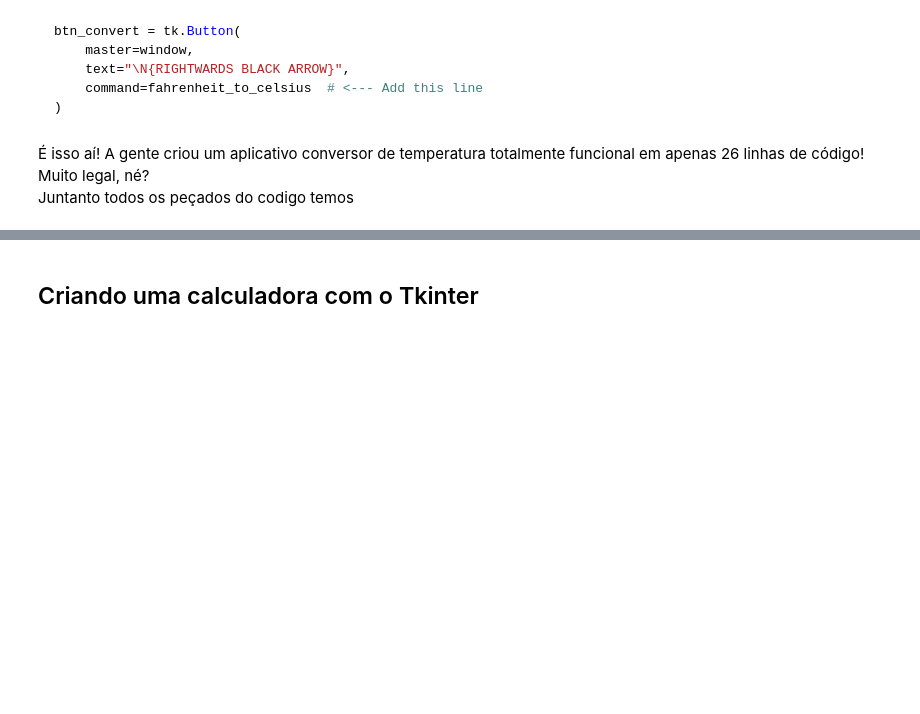
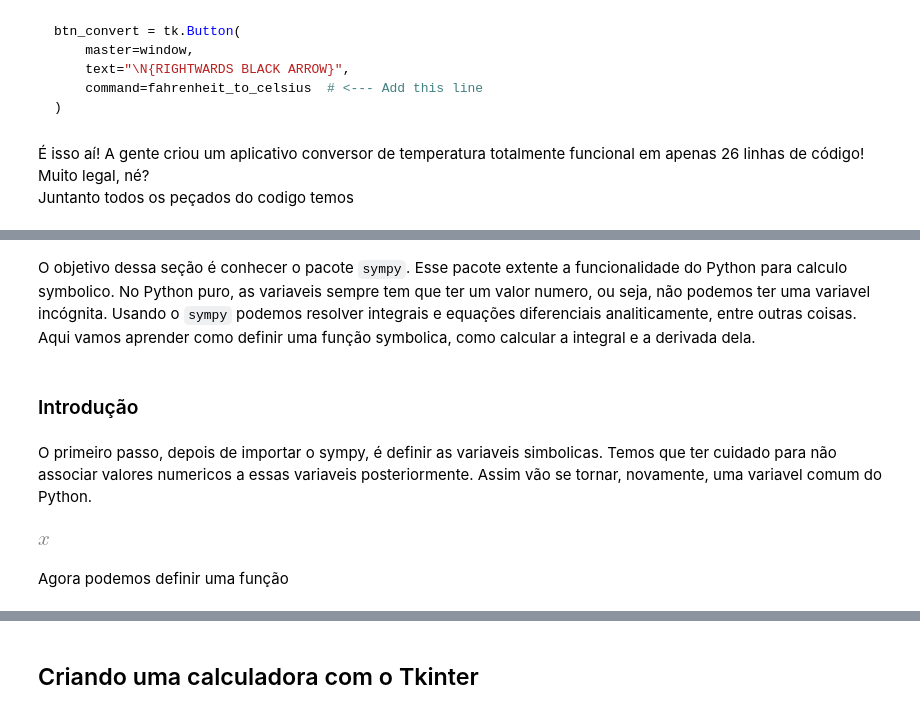
Before and after one commit to vnikoofard/Python_pratico, a Jupyter notebook: python_pratico.ipynb, the cells around one changed output, grey strips where cells are left out. Cells and saved outputs as stored; diff of their text form; code cells hidden in the pictures; blank space fills up the shorter version.

```diff
--- a/python_pratico.ipynb
+++ b/python_pratico.ipynb
@@ -740,0 +798,6 @@ window.mainloop()
+# %% [markdown]
+O objetivo dessa seção é conhecer o pacote `sympy`. Esse pacote extente a funcionalidade do Python para calculo symbolico. No Python puro, as variaveis sempre tem que ter um valor numero, ou seja, não podemos ter uma variavel incógnita. Usando o `sympy` podemos resolver integrais e equações diferenciais analiticamente, entre outras coisas. Aqui vamos aprender como definir uma função symbolica, como calcular a integral e a derivada dela. <br>
+# %% [markdown]
+### Introdução
+# %% [markdown]
+O primeiro passo, depois de importar o sympy, é definir as variaveis simbolicas. Temos que ter cuidado para não associar valores numericos a essas variaveis posteriormente. Assim vão se tornar, novamente, uma variavel comum do Python.
@@ -740,0 +807,8 @@ window.mainloop()
+# %%
+x, y, z, t = sp.symbols('x y z t')
+# %%
+x
+# %% [output]
+[figure, added]
+# %% [markdown]
+Agora podemos definir uma função
```
Also changed, not shown: parts of 98 cells of this notebook, 2 other files.
